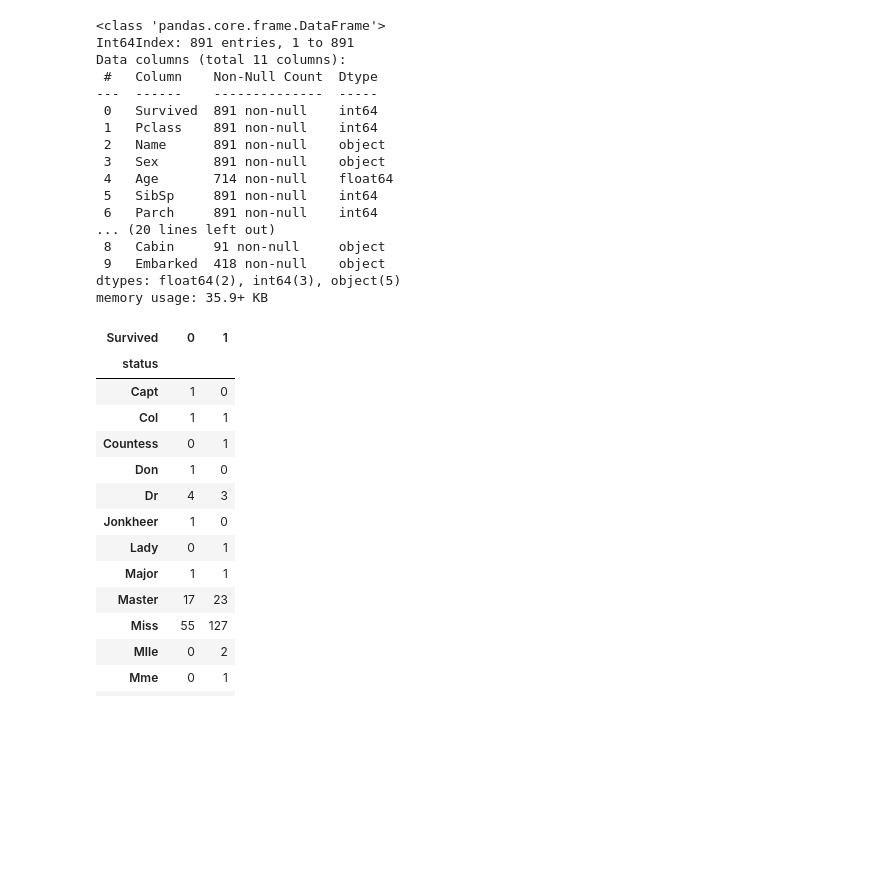
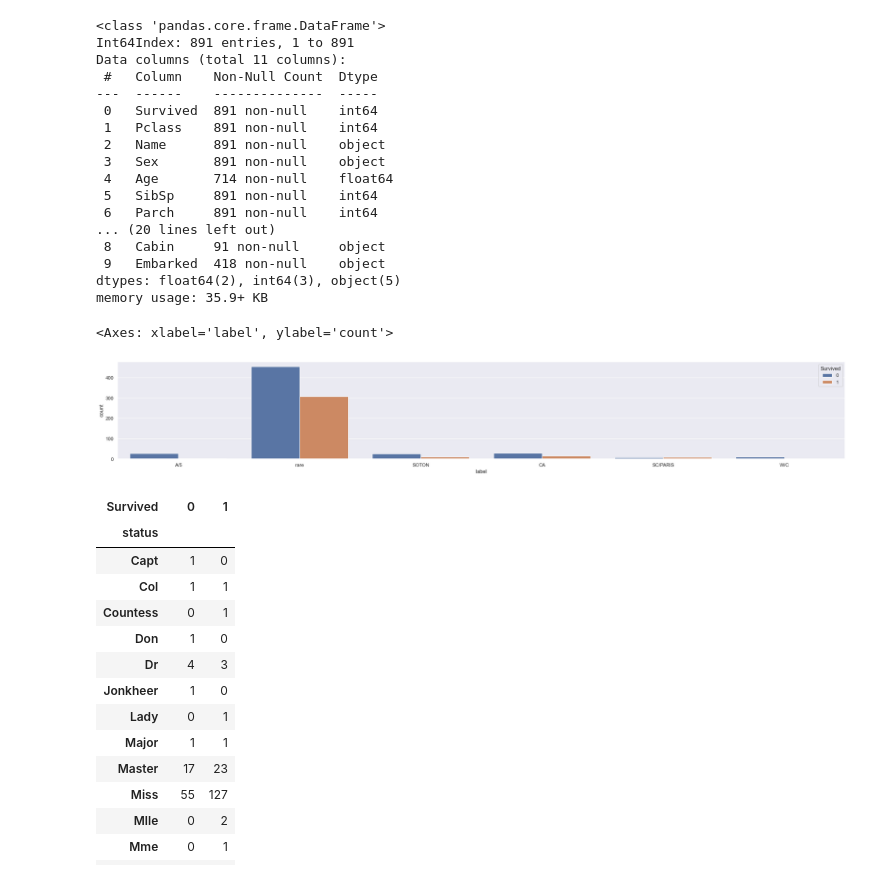
Before and after one commit to KuBaN658/kaggle, a Jupyter notebook: titanic/data_processing.ipynb, the cells around one changed output. Cells and saved outputs as stored; diff of their text form; code cells hidden in the pictures; blank space fills up the shorter version.

```diff
--- a/titanic/data_processing.ipynb
+++ b/titanic/data_processing.ipynb
@@ -43,3 +78,8 @@ memory usage: 35.9+ KB
+# %%
+sns.countplot(data=X_train, x='label', hue='Survived')
+# %% [output]
+<Axes: xlabel='label', ylabel='count'>
+[figure, added]
 # %%
 for X in twix:
      X.drop(['Ticket', 'Cabin'], axis=1, inplace=True)
```
Also changed, not shown: parts of 10 cells of this notebook, 5 other files.
